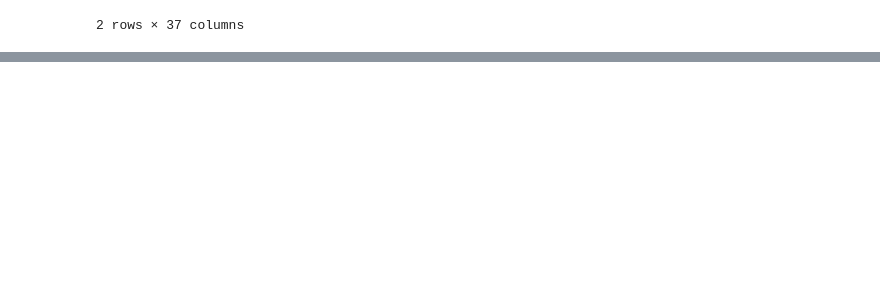
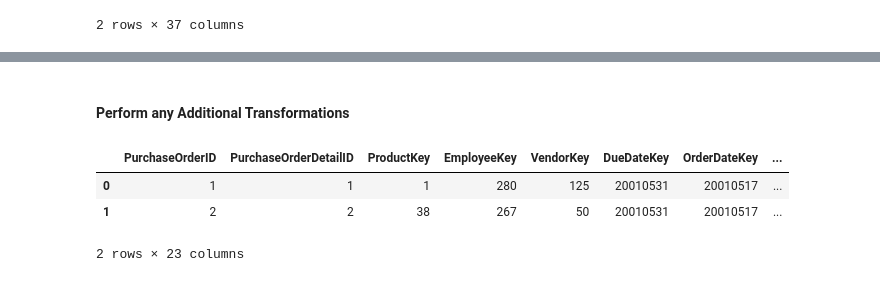
Before and after one commit to sonikarichamodur/adventureworks-etl-pipeline, a Jupyter notebook: AdventureWorks ETL Pipeline.ipynb, the cells around one changed output, grey strips where cells are left out. Saved outputs shown, nothing was run; the diff lists cells and outputs as text; code cells hidden in the pictures; blank space fills up the shorter version.

Commit message:
transform step for fact table

```diff
--- a/AdventureWorks ETL Pipeline.ipynb
+++ b/AdventureWorks ETL Pipeline.ipynb
@@ -846,0 +847,70 @@ df_fact_purchaseorders.head(2)
+# %% [markdown]
+#### Perform any Additional Transformations
+# %%
+# Rename ModifiedDate_x and ModifiedDate_y
+df_fact_purchaseorders.rename(columns={
+    'ModifiedDate_x': 'PurchaseOrderDetailModifiedDate',
+    'ModifiedDate_y': 'PurchaseOrderHeaderModifiedDate'
+}, inplace=True)
+
+
+# Drop columns that belong in dimension tables
+drop_cols = [
+    'AccountNumber',
+    'VendorName',
+    'CreditRating',
+    'PreferredVendorStatus',
+    'ActiveFlag',
+    'VendorModifiedDate',
+    'AddressLine1',
+    'AddressLine2',
+    'City',
+    'PostalCode',
+    'AddressModifiedDate',
+    'FirstName',
+    'MiddleName',
+    'LastName',
+    'EmailAddress',
+    'Phone',
+    'ContactTypeName',
+    'ContactModifiedDate'
+]
+
+
+df_fact_purchaseorders.drop(columns=drop_cols)
+
+
+# Reorder columns in fact table
+ordered_cols = [
+    'PurchaseOrderID',
+    'PurchaseOrderDetailID',
+    'ProductKey',
+    'EmployeeKey',
+    'VendorKey',
+    'DueDateKey',
+    'OrderDateKey',
+    'ShipDateKey',
+    'OrderQty',
+    'UnitPrice',
+    'LineTotal',
+    'ReceivedQty',
+    'RejectedQty',
+    'StockedQty',
+    'RevisionNumber',
+    'Status',
+    'ShipMethodID',
+    'SubTotal',
+    'TaxAmt',
+    'Freight',
+    'TotalDue',
+    'PurchaseOrderDetailModifiedDate',
+    'PurchaseOrderHeaderModifiedDate'
+]
+
+df_fact_purchaseorders = df_fact_purchaseorders[ordered_cols]
+df_fact_purchaseorders.head(2)
+# %% [output]
+|  | PurchaseOrderID | PurchaseOrderDetailID | ProductKey | EmployeeKey | VendorKey | DueDateKey | OrderDateKey | ... |
+| 0 | 1 | 1 | 1 | 280 | 125 | 20010531 | 20010517 | ... |
+| 1 | 2 | 2 | 38 | 267 | 50 | 20010531 | 20010517 | ... |
+2 rows × 23 columns
```
Also changed, not shown: parts of 70 cells of this notebook.
